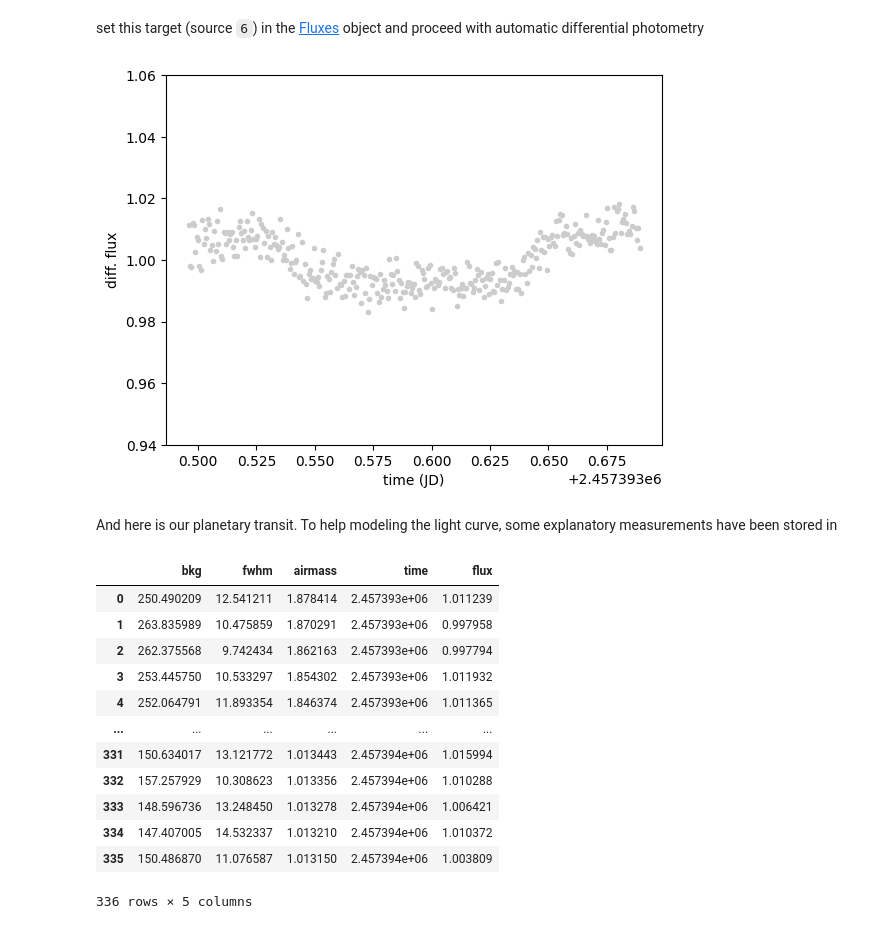
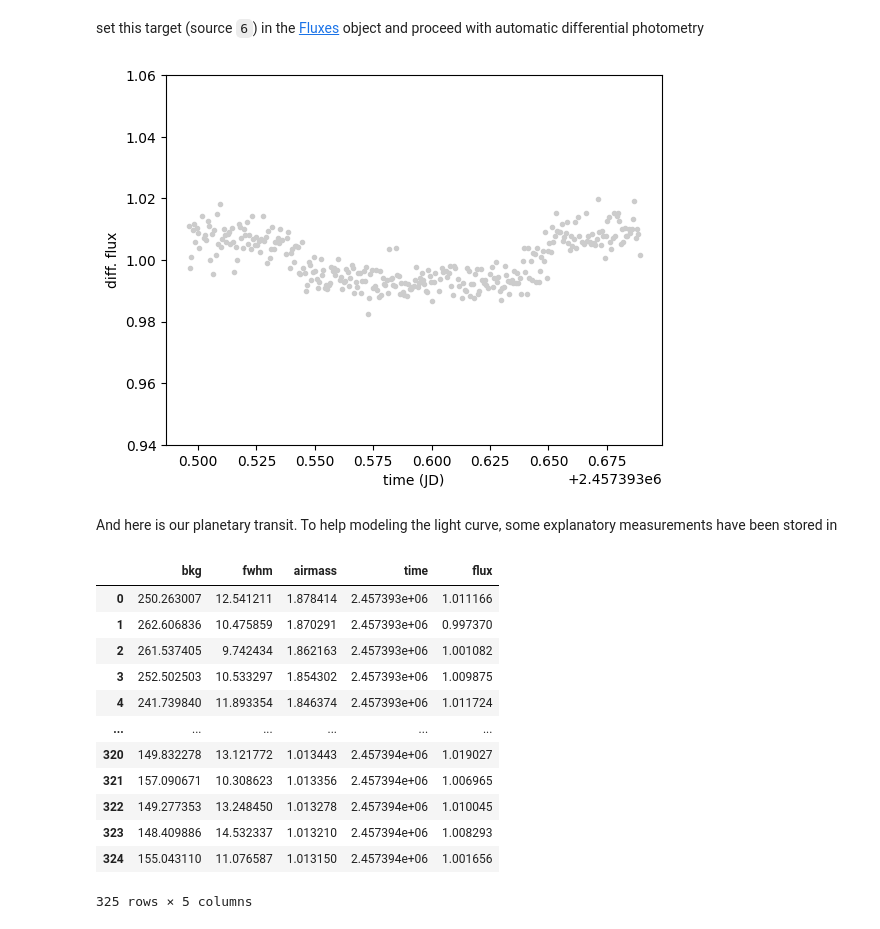
Before and after one commit to schackey/prose_dev, a Jupyter notebook: docs/ipynb/casestudies/transit.ipynb, the cells around one changed output. Saved outputs shown, nothing was run; the diff lists cells and outputs as text; code cells hidden in the pictures.

```diff
--- a/docs/ipynb/casestudies/transit.ipynb
+++ b/docs/ipynb/casestudies/transit.ipynb
@@ -66,29 +66,31 @@ set this target (source `6`) in the [Fluxes](prose.Fluxes) object and proceed wi
 # %%
 import matplotlib.pyplot as plt
 
 fluxes.target = 6
+# good practice
+fluxes = fluxes.sigma_clipping_data(bkg=3, fwhm=3)
 diff = fluxes.autodiff()
 
 # plotting
 ax = plt.subplot(xlabel="time (JD)", ylabel="diff. flux", ylim=(0.94, 1.06))
 diff.plot()
 # %% [output]
-[figure, old version]
+[figure, new version]
 # %% [markdown]
 And here is our planetary transit. To help modeling the light curve, some explanatory measurements have been stored in
 # %%
 diff.dataframe
 # %% [output]
 |  | bkg | fwhm | airmass | time | flux |
-| 0 | 250.490209 | 12.541211 | 1.878414 | 2.457393e+06 | 1.011239 |
-| 1 | 263.835989 | 10.475859 | 1.870291 | 2.457393e+06 | 0.997958 |
-| 2 | 262.375568 | 9.742434 | 1.862163 | 2.457393e+06 | 0.997794 |
-| 3 | 253.445750 | 10.533297 | 1.854302 | 2.457393e+06 | 1.011932 |
-| 4 | 252.064791 | 11.893354 | 1.846374 | 2.457393e+06 | 1.011365 |
+| 0 | 250.263007 | 12.541211 | 1.878414 | 2.457393e+06 | 1.011166 |
+| 1 | 262.606836 | 10.475859 | 1.870291 | 2.457393e+06 | 0.997370 |
+| 2 | 261.537405 | 9.742434 | 1.862163 | 2.457393e+06 | 1.001082 |
+| 3 | 252.502503 | 10.533297 | 1.854302 | 2.457393e+06 | 1.009875 |
+| 4 | 241.739840 | 11.893354 | 1.846374 | 2.457393e+06 | 1.011724 |
 | ... | ... | ... | ... | ... | ... |
-| 331 | 150.634017 | 13.121772 | 1.013443 | 2.457394e+06 | 1.015994 |
-| 332 | 157.257929 | 10.308623 | 1.013356 | 2.457394e+06 | 1.010288 |
-| 333 | 148.596736 | 13.248450 | 1.013278 | 2.457394e+06 | 1.006421 |
-| 334 | 147.407005 | 14.532337 | 1.013210 | 2.457394e+06 | 1.010372 |
-| 335 | 150.486870 | 11.076587 | 1.013150 | 2.457394e+06 | 1.003809 |
+| 320 | 149.832278 | 13.121772 | 1.013443 | 2.457394e+06 | 1.019027 |
+| 321 | 157.090671 | 10.308623 | 1.013356 | 2.457394e+06 | 1.006965 |
+| 322 | 149.277353 | 13.248450 | 1.013278 | 2.457394e+06 | 1.010045 |
+| 323 | 148.409886 | 14.532337 | 1.013210 | 2.457394e+06 | 1.008293 |
+| 324 | 155.043110 | 11.076587 | 1.013150 | 2.457394e+06 | 1.001656 |
-336 rows × 5 columns
+325 rows × 5 columns
```
Also changed, not shown: 3 other files.
